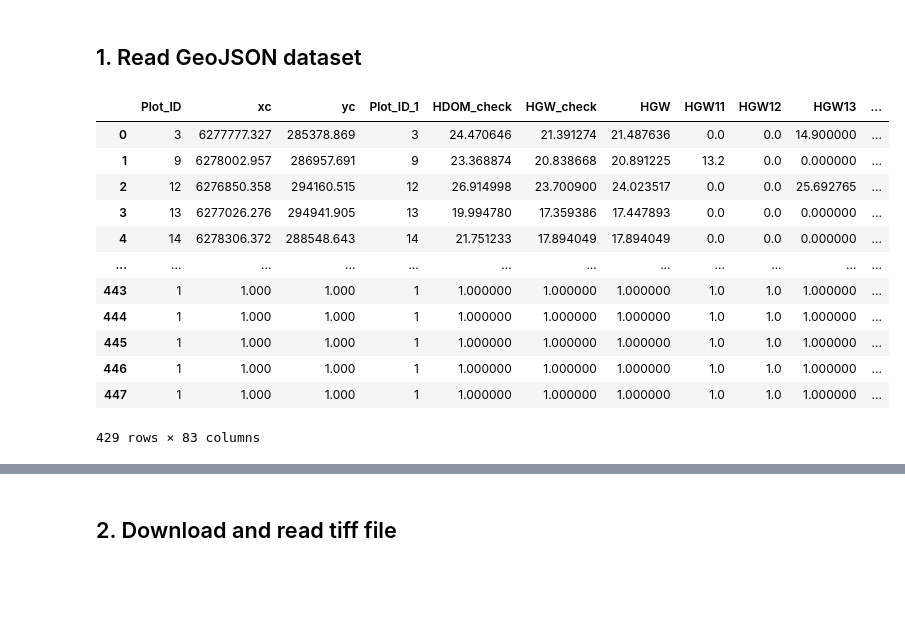
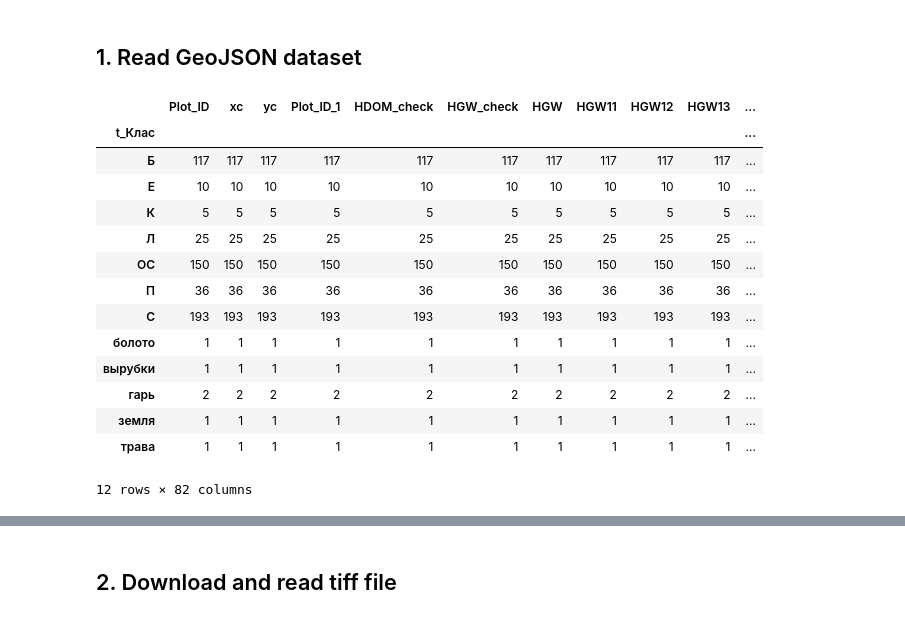
Before and after one commit to mishagrol/ForestMapping, a Jupyter notebook: notebooks/ForrestMapping.ipynb, the cells around one changed output, grey strips where cells are left out. Saved outputs shown, nothing was run; the diff lists cells and outputs as text; code cells hidden in the pictures; blank space fills up the shorter version.

```diff
--- a/notebooks/ForrestMapping.ipynb
+++ b/notebooks/ForrestMapping.ipynb
@@ -93,23 +95,25 @@ gdf = gpd.read_file(full_dataset)
 non_forest=gpd.read_file('../shape_data/non_forest.geojson')
 
 # threshold=80 -> Percent of main forest type for inventory plot
-gdf = get_dataset(gdf=gdf, non_forest=non_forest, threshold=60)
+gdf = get_dataset(gdf=gdf, non_forest=non_forest,  threshold=50)
 gdf = gdf.reset_index(drop=True)
 gdf.loc[:, 'key'] = gdf.index
 # %%
-gdf
+gdf.groupby('t_Клас').count()
 # %% [output]
 |  | Plot_ID | xc | yc | Plot_ID_1 | HDOM_check | HGW_check | HGW | HGW11 | HGW12 | HGW13 | ... |
-| 0 | 3 | 6277777.327 | 285378.869 | 3 | 24.470646 | 21.391274 | 21.487636 | 0.0 | 0.0 | 14.900000 | ... |
-| 1 | 9 | 6278002.957 | 286957.691 | 9 | 23.368874 | 20.838668 | 20.891225 | 13.2 | 0.0 | 0.000000 | ... |
-| 2 | 12 | 6276850.358 | 294160.515 | 12 | 26.914998 | 23.700900 | 24.023517 | 0.0 | 0.0 | 25.692765 | ... |
-| 3 | 13 | 6277026.276 | 294941.905 | 13 | 19.994780 | 17.359386 | 17.447893 | 0.0 | 0.0 | 0.000000 | ... |
-| 4 | 14 | 6278306.372 | 288548.643 | 14 | 21.751233 | 17.894049 | 17.894049 | 0.0 | 0.0 | 0.000000 | ... |
-| ... | ... | ... | ... | ... | ... | ... | ... | ... | ... | ... | ... |
-| 443 | 1 | 1.000 | 1.000 | 1 | 1.000000 | 1.000000 | 1.000000 | 1.0 | 1.0 | 1.000000 | ... |
-| 444 | 1 | 1.000 | 1.000 | 1 | 1.000000 | 1.000000 | 1.000000 | 1.0 | 1.0 | 1.000000 | ... |
-| 445 | 1 | 1.000 | 1.000 | 1 | 1.000000 | 1.000000 | 1.000000 | 1.0 | 1.0 | 1.000000 | ... |
-| 446 | 1 | 1.000 | 1.000 | 1 | 1.000000 | 1.000000 | 1.000000 | 1.0 | 1.0 | 1.000000 | ... |
-| 447 | 1 | 1.000 | 1.000 | 1 | 1.000000 | 1.000000 | 1.000000 | 1.0 | 1.0 | 1.000000 | ... |
+| t_Клас |  |  |  |  |  |  |  |  |  |  | ... |
+| Б | 117 | 117 | 117 | 117 | 117 | 117 | 117 | 117 | 117 | 117 | ... |
+| Е | 10 | 10 | 10 | 10 | 10 | 10 | 10 | 10 | 10 | 10 | ... |
+| К | 5 | 5 | 5 | 5 | 5 | 5 | 5 | 5 | 5 | 5 | ... |
+| Л | 25 | 25 | 25 | 25 | 25 | 25 | 25 | 25 | 25 | 25 | ... |
+| ОС | 150 | 150 | 150 | 150 | 150 | 150 | 150 | 150 | 150 | 150 | ... |
+| П | 36 | 36 | 36 | 36 | 36 | 36 | 36 | 36 | 36 | 36 | ... |
+| С | 193 | 193 | 193 | 193 | 193 | 193 | 193 | 193 | 193 | 193 | ... |
+| болото | 1 | 1 | 1 | 1 | 1 | 1 | 1 | 1 | 1 | 1 | ... |
+| вырубки | 1 | 1 | 1 | 1 | 1 | 1 | 1 | 1 | 1 | 1 | ... |
+| гарь | 2 | 2 | 2 | 2 | 2 | 2 | 2 | 2 | 2 | 2 | ... |
+| земля | 1 | 1 | 1 | 1 | 1 | 1 | 1 | 1 | 1 | 1 | ... |
+| трава | 1 | 1 | 1 | 1 | 1 | 1 | 1 | 1 | 1 | 1 | ... |
-429 rows × 83 columns
+12 rows × 82 columns
 # %%
```
Also changed, not shown: parts of 36 cells of this notebook, 2 other files.
